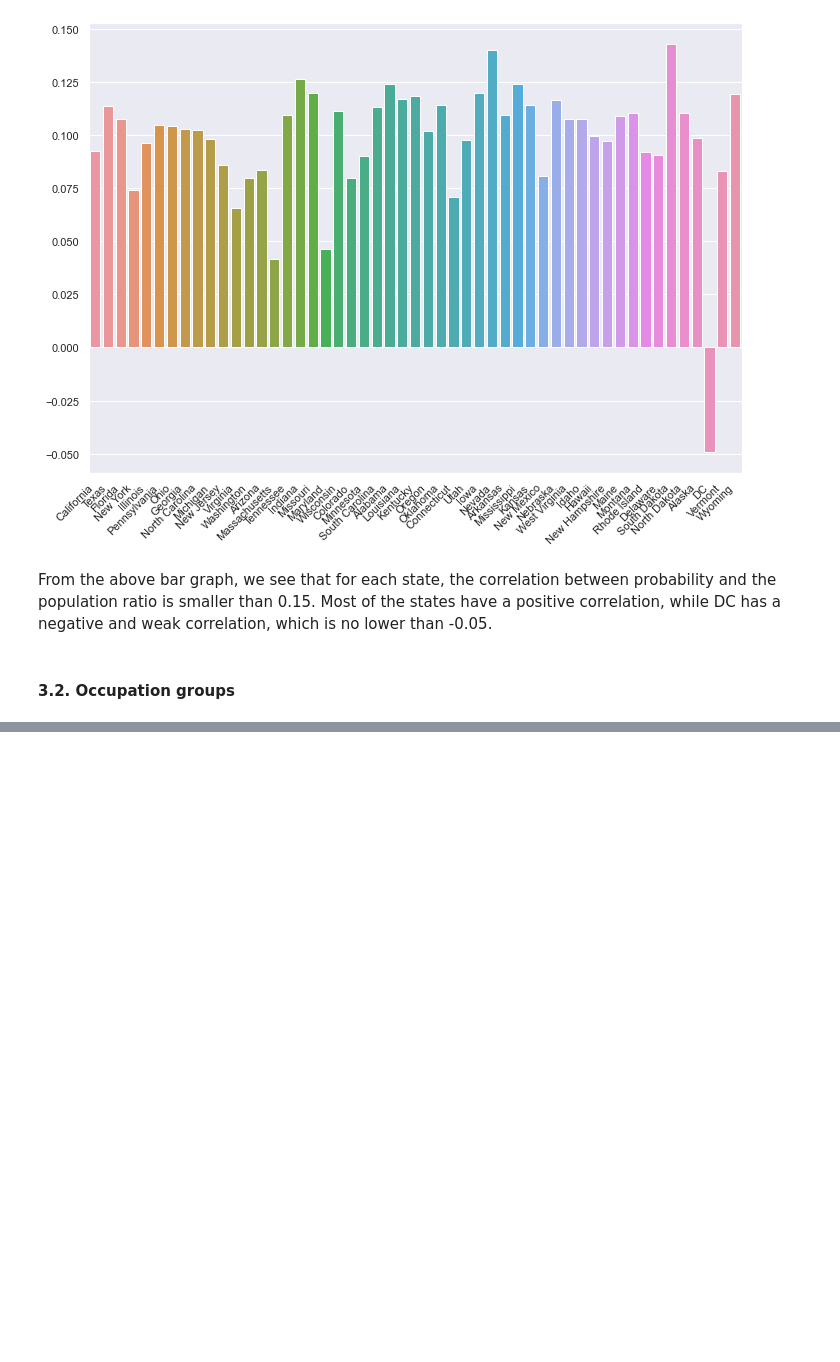
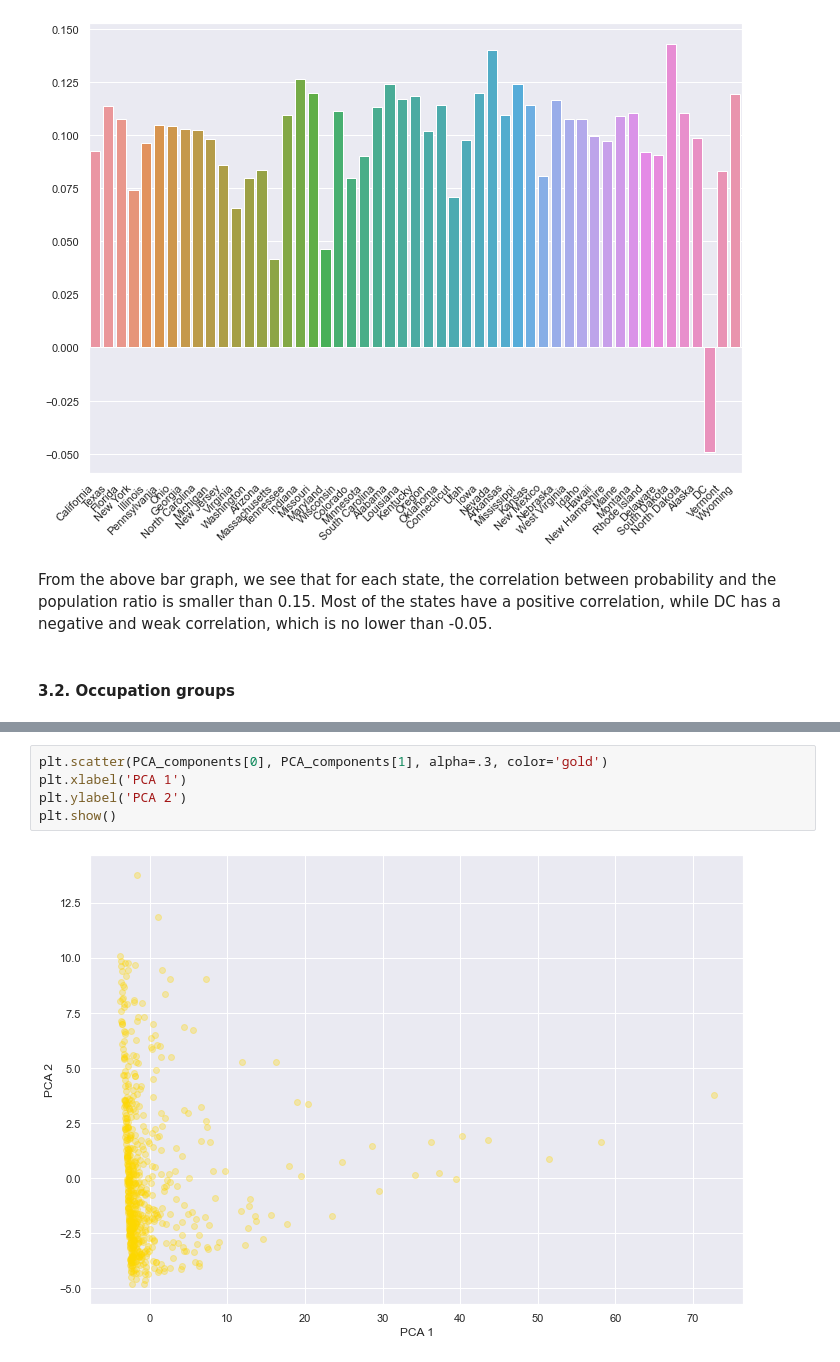
Before and after one commit to minhui-ma/Occupation-Salary-and-Likelihood-of-Automation, a Jupyter notebook: Occupation_Salary_Automation.ipynb, the cells around one changed output, grey strips where cells are left out. Cells and saved outputs as stored; diff of their text form; blank space fills up the shorter version.

```diff
--- a/Occupation_Salary_Automation.ipynb
+++ b/Occupation_Salary_Automation.ipynb
@@ -401,0 +451,7 @@ From the above bar graph, we see that for each state, the correlation between pr
+# %%
+plt.scatter(PCA_components[0], PCA_components[1], alpha=.3, color='gold')
+plt.xlabel('PCA 1')
+plt.ylabel('PCA 2')
+plt.show()
+# %% [output]
+[figure, added]
```
Also changed, not shown: parts of 14 cells of this notebook.
